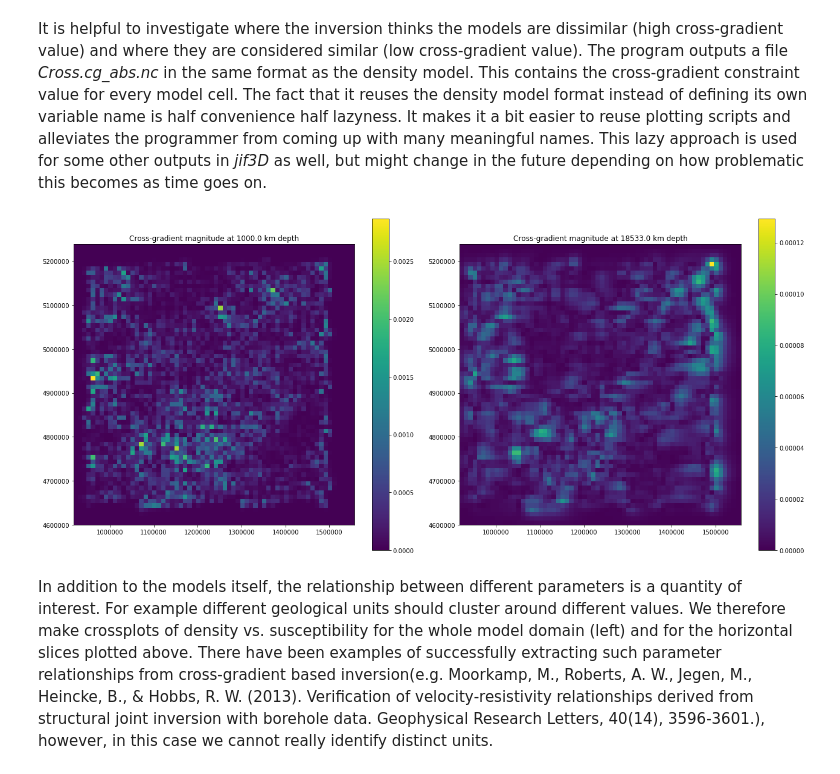
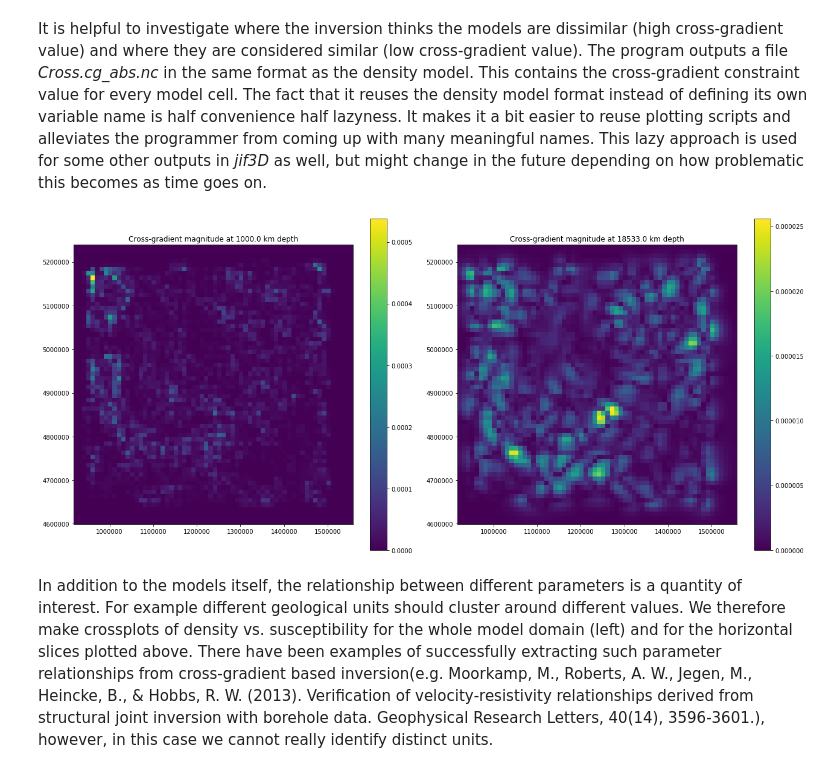
Before and after one commit to mmoorkamp/jif3D, a Jupyter notebook: jif3D/Tutorial/Tutorial3/Tutorial3.ipynb, the cells around one changed output. Drawn from its saved outputs; the diff is of its cells as text; code cells hidden in the pictures.

```diff
--- a/jif3D/Tutorial/Tutorial3/Tutorial3.ipynb
+++ b/jif3D/Tutorial/Tutorial3/Tutorial3.ipynb
@@ -181,29 +190,31 @@ It is helpful to investigate where the inversion thinks the models are dissimila
 # %%
 #Read in data calculated from the final model
 #read in cross-gradient magnitude
-cross_fh = Dataset("Cross.cg_abs.nc")
+cross_fh = Dataset("CG-Density-Susceptibility.cg_abs.nc")
 invcross = cross_fh.variables["Density"][:,:,:]
 cross_fh.close()
 
 depthindex1 = 0
+mx, my = np.meshgrid(pe,pn)
+
 plt.figure(figsize = (18,8))
 plt.subplot(121)
 pcross = np.transpose(invcross[depthindex1,:,:])
 plt.pcolormesh(mx,my,pcross)
 plt.title("Cross-gradient magnitude at {} km depth".format(Depth[depthindex1]))
 plt.gca().set_aspect(1)
 plt.colorbar()
 depthindex2 = 10
 plt.subplot(122)
 pcross = np.transpose(invcross[depthindex2,:,:])
 plt.pcolormesh(mx,my,pcross)
 plt.title("Cross-gradient magnitude at {} km depth".format(Depth[depthindex2]))
 plt.gca().set_aspect(1)
 plt.colorbar()
 plt.tight_layout()
 plt.show()
 # %% [output]
-[figure, old version]
+[figure, new version]
 # %% [markdown]
 In addition to the models itself, the relationship between different parameters is a quantity of interest. For example different geological units should cluster around different values. We therefore make crossplots of density vs. susceptibility for the whole model domain (left) and for the horizontal slices plotted above. There have been examples of successfully extracting such parameter relationships from cross-gradient based inversion(e.g. Moorkamp, M., Roberts, A. W., Jegen, M., Heincke, B., & Hobbs, R. W. (2013). Verification of velocity‐resistivity relationships derived from structural joint inversion with borehole data. Geophysical Research Letters, 40(14), 3596-3601.), however, in this case we cannot really identify distinct units.
 # %%
```
Also changed, not shown: parts of 6 cells of this notebook, 5 other files.
